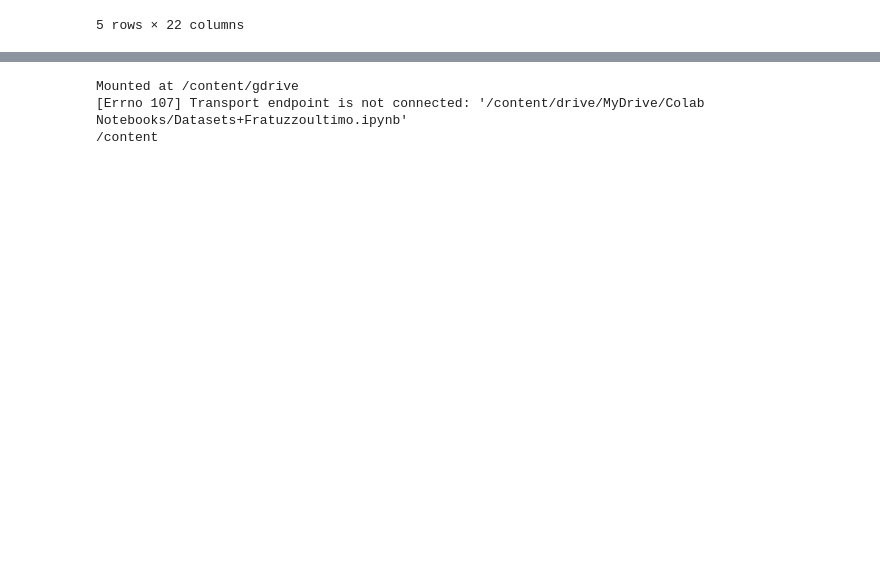
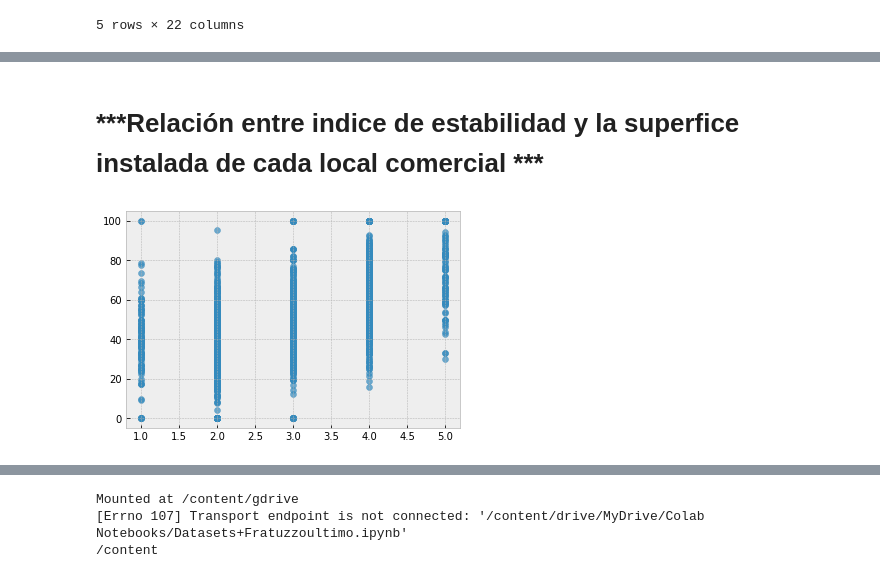
Before and after one commit to juampi2388/Entrega-trabajo-Juan-Pablo-Fratuzzo, a Jupyter notebook: Datasets+Fratuzzoultimo.ipynb, the cells around one changed output, grey strips where cells are left out. Cells and saved outputs as stored; diff of their text form; code cells hidden in the pictures; blank space fills up the shorter version.

```diff
--- a/Datasets+Fratuzzoultimo.ipynb
+++ b/Datasets+Fratuzzoultimo.ipynb
@@ -38,0 +47,8 @@ df.head()
+# %% [markdown]
+# ***Relación entre indice de estabilidad y la superfice instalada de cada local comercial ***
+# %%
+plt.scatter(df['INDICE_ESTABILIDAD'],df['SUP_MAS_5'], alpha=0.7)
+plt.style.use('bmh')
+plt.show()
+# %% [output]
+[figure, added]
```
Also changed, not shown: parts of 8 cells of this notebook.
